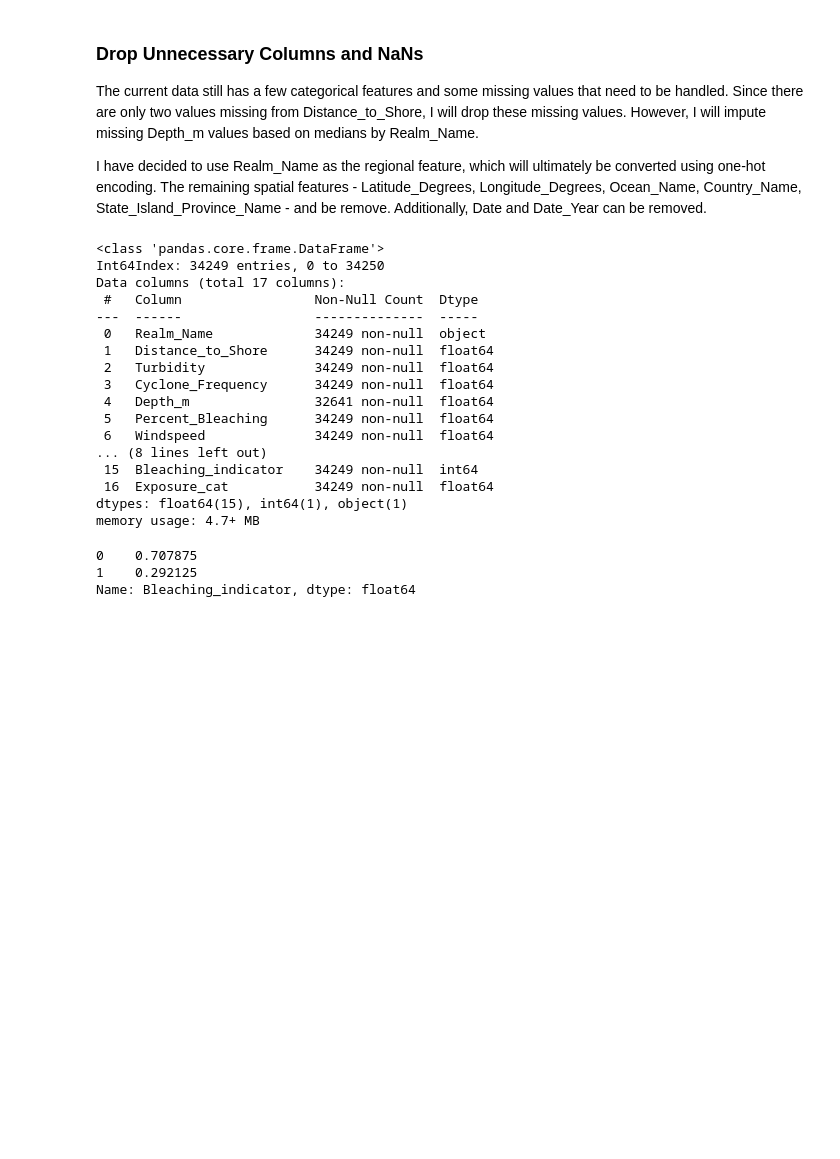
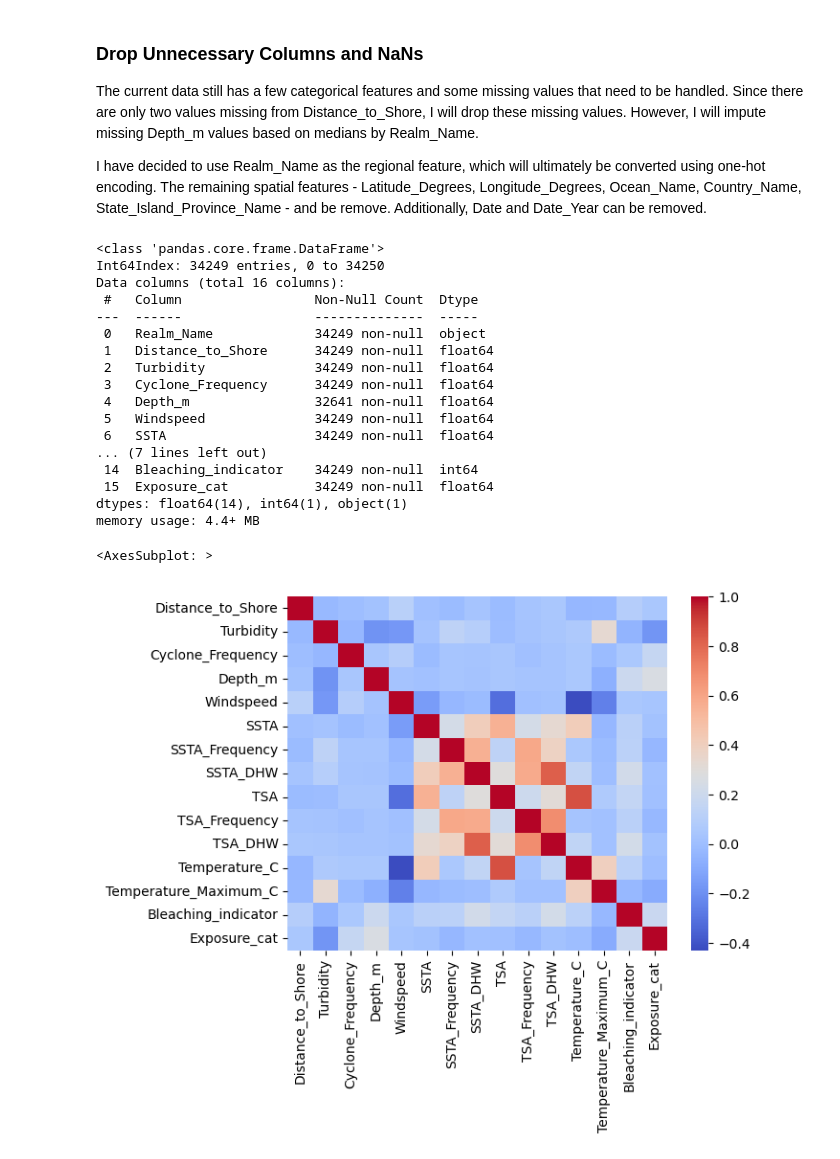
Before and after one commit to lila-b/Coral_bleaching, a Jupyter notebook: notebooks/03_preprocessing.ipynb, the cells around one changed output. Drawn from its saved outputs; the diff is of its cells as text; code cells hidden in the pictures; blank space fills up the shorter version.

```diff
--- a/notebooks/03_preprocessing.ipynb
+++ b/notebooks/03_preprocessing.ipynb
@@ -42,7 +45,7 @@ I have decided to use Realm_Name as the regional feature, which will ultimately
 # drop remaining object features
 
 df_2 = df.drop(columns=['Latitude_Degrees', 'Longitude_Degrees','Ocean_Name', 'Country_Name',
-                          'Date', 'State_Island_Province_Name', 'Date_Year'], axis=1)
+                          'Date', 'State_Island_Province_Name', 'Date_Year', 'Percent_Bleaching'], axis=1)
 
 # drop observations missing distance to shore
 df_2 = df_2[df_2['Distance_to_Shore'].notna()]
@@ -50,7 +53,7 @@ df_2.info()
 # %% [output]
 <class 'pandas.core.frame.DataFrame'>
 Int64Index: 34249 entries, 0 to 34250
-Data columns (total 17 columns):
+Data columns (total 16 columns):
  #   Column                 Non-Null Count  Dtype
 ---  ------                 --------------  -----
  0   Realm_Name             34249 non-null  object
@@ -58,16 +61,15 @@ Data columns (total 17 columns):
  2   Turbidity              34249 non-null  float64
  3   Cyclone_Frequency      34249 non-null  float64
  4   Depth_m                32641 non-null  float64
- 5   Percent_Bleaching      34249 non-null  float64
- 6   Windspeed              34249 non-null  float64
-... (8 lines left out)
- 15  Bleaching_indicator    34249 non-null  int64
- 16  Exposure_cat           34249 non-null  float64
-dtypes: float64(15), int64(1), object(1)
-memory usage: 4.7+ MB
+ 5   Windspeed              34249 non-null  float64
+ 6   SSTA                   34249 non-null  float64
+... (7 lines left out)
+ 14  Bleaching_indicator    34249 non-null  int64
+ 15  Exposure_cat           34249 non-null  float64
+dtypes: float64(14), int64(1), object(1)
+memory usage: 4.4+ MB
-# %%
-df_2['Bleaching_indicator'].value_counts(normalize=True)
-# %% [output]
-0    0.707875
-1    0.292125
-Name: Bleaching_indicator, dtype: float64
+# %%
+sns.heatmap(df_2.corr(numeric_only=True), cmap='coolwarm')
+# %% [output]
+<AxesSubplot: >
+[figure, added]
```
Also changed, not shown: parts of 25 cells of this notebook, 13 other files.
